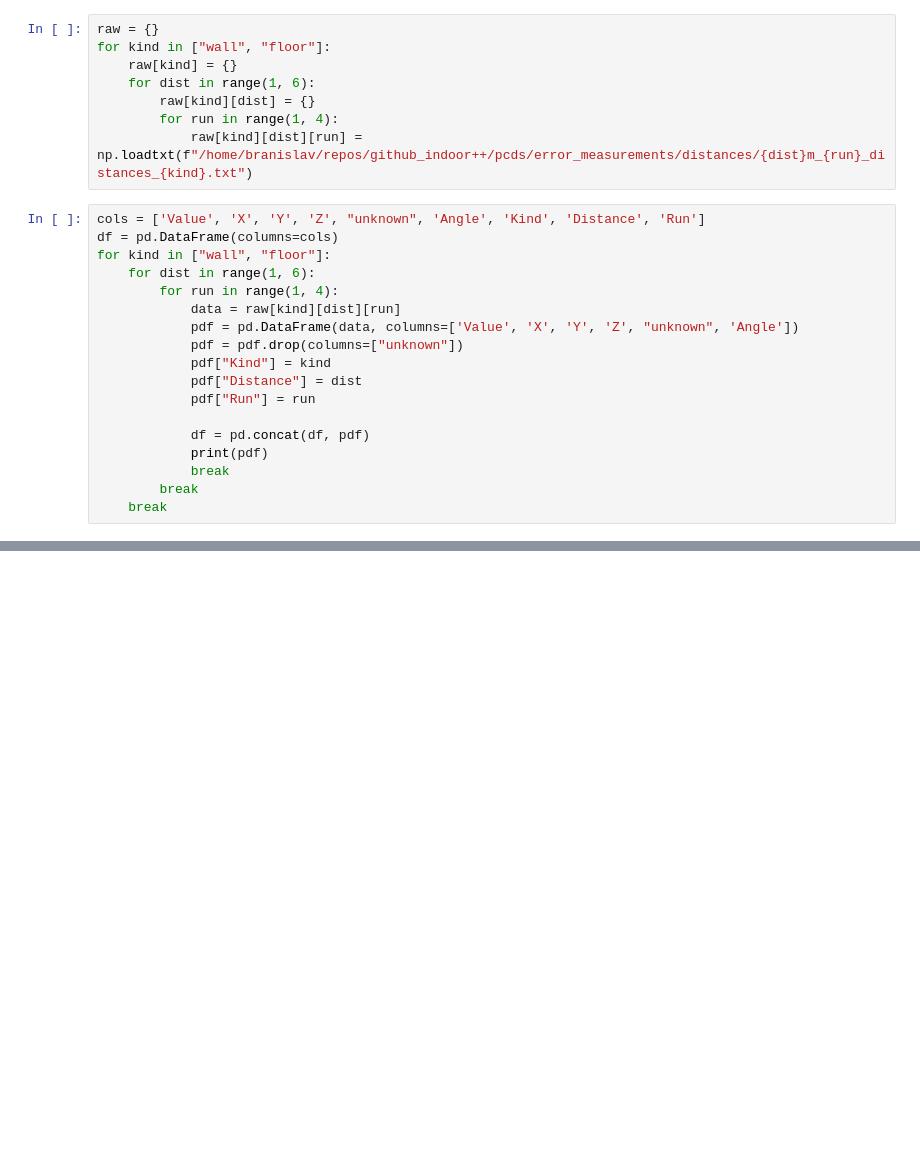
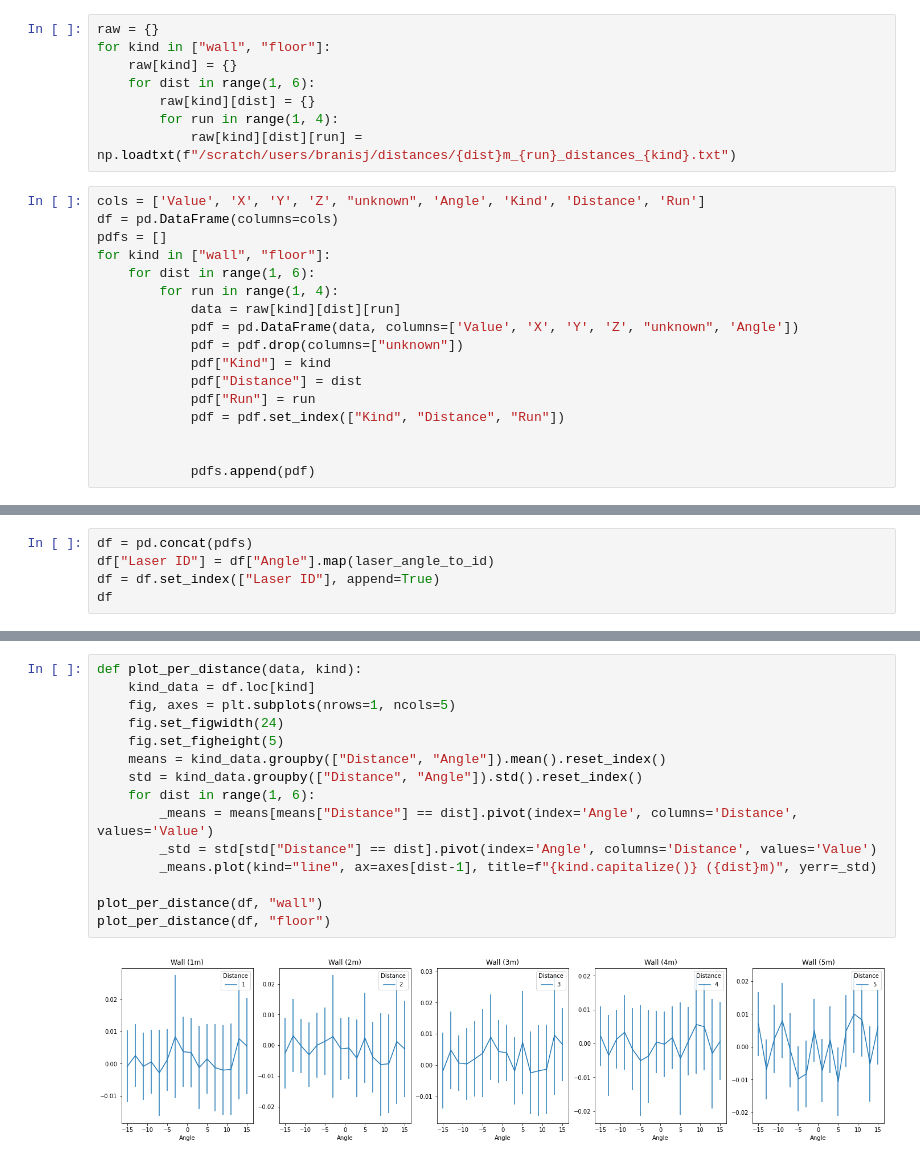
Before and after one commit to branislavjenco/thesis-code, a Jupyter notebook: using-pandas.ipynb, the cells around one changed output, grey strips where cells are left out. Saved outputs shown, nothing was run; the diff lists cells and outputs as text; blank space fills up the shorter version.

```diff
--- a/using-pandas.ipynb
+++ b/using-pandas.ipynb
@@ -8,10 +10,11 @@ for kind in ["wall", "floor"]:
     for dist in range(1, 6):
         raw[kind][dist] = {}
         for run in range(1, 4):
-            raw[kind][dist][run] = np.loadtxt(f"/home/branislav/repos/github_indoor++/pcds/error_measurements/distances/{dist}m_{run}_distances_{kind}.txt")
+            raw[kind][dist][run] = np.loadtxt(f"/scratch/users/branisj/distances/{dist}m_{run}_distances_{kind}.txt")
 # %%
 cols = ['Value', 'X', 'Y', 'Z', "unknown", 'Angle', 'Kind', 'Distance', 'Run']
 df = pd.DataFrame(columns=cols)
+pdfs = []
 for kind in ["wall", "floor"]:
     for dist in range(1, 6):
         for run in range(1, 4):
@@ -21,9 +24,7 @@ for kind in ["wall", "floor"]:
             pdf["Kind"] = kind
             pdf["Distance"] = dist
             pdf["Run"] = run
+            pdf = pdf.set_index(["Kind", "Distance", "Run"])
 
-            df = pd.concat(df, pdf)
-            print(pdf)
-            break
-        break
-    break
+
+            pdfs.append(pdf)
@@ -31,0 +31,5 @@ TypeError: first argument must be an iterable of pandas objects, you passed an o
+# %%
+df = pd.concat(pdfs)
+df["Laser ID"] = df["Angle"].map(laser_angle_to_id)
+df = df.set_index(["Laser ID"], append=True)
+df
@@ -31,0 +51,17 @@ TypeError: first argument must be an iterable of pandas objects, you passed an o
+# %%
+def plot_per_distance(data, kind):
+    kind_data = df.loc[kind]
+    fig, axes = plt.subplots(nrows=1, ncols=5)
+    fig.set_figwidth(24)
+    fig.set_figheight(5)
+    means = kind_data.groupby(["Distance", "Angle"]).mean().reset_index()
+    std = kind_data.groupby(["Distance", "Angle"]).std().reset_index()
+    for dist in range(1, 6):
+        _means = means[means["Distance"] == dist].pivot(index='Angle', columns='Distance', values='Value')
+        _std = std[std["Distance"] == dist].pivot(index='Angle', columns='Distance', values='Value')
+        _means.plot(kind="line", ax=axes[dist-1], title=f"{kind.capitalize()} ({dist}m)", yerr=_std)
+
+plot_per_distance(df, "wall")
+plot_per_distance(df, "floor")
+# %% [output]
+[figure, added]
```
Also changed, not shown: parts of 11 cells of this notebook, 3 other files.
